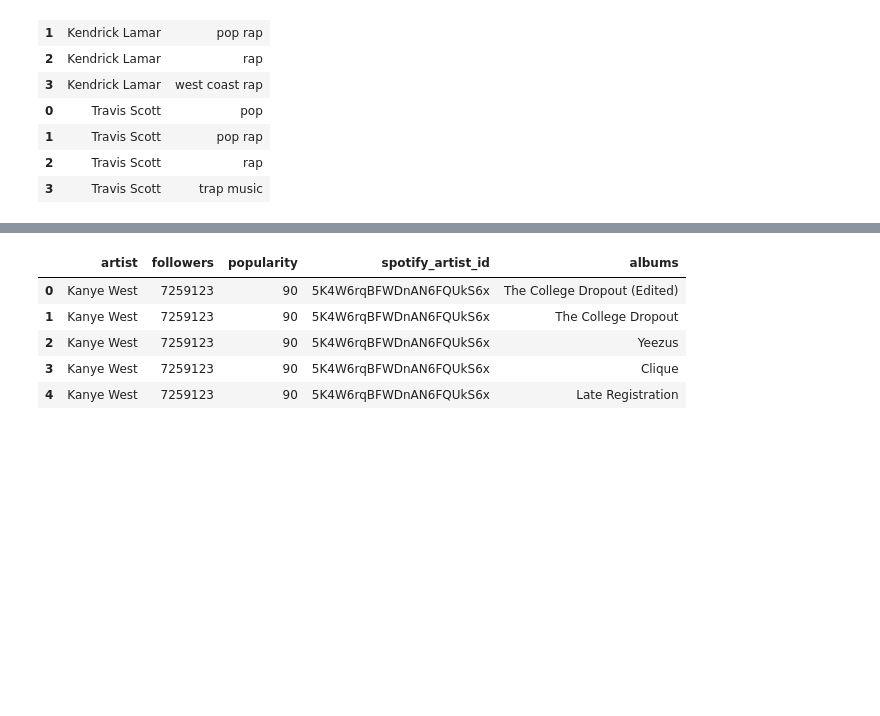
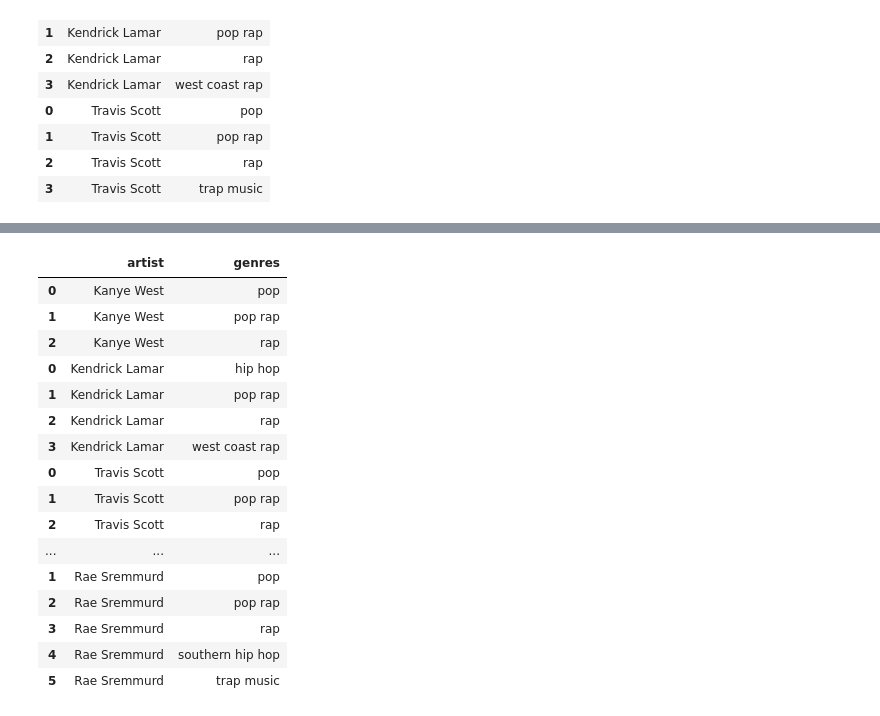
Before and after one commit to cyrus-rustomji/metis, a Jupyter notebook: spotify_3/Code/1.1_Add_Genre_Count.ipynb, the cells around one changed output, grey strips where cells are left out. Cells and saved outputs as stored; diff of their text form; code cells hidden in the pictures; blank space fills up the shorter version.

```diff
--- a/spotify_3/Code/1.1_Add_Genre_Count.ipynb
+++ b/spotify_3/Code/1.1_Add_Genre_Count.ipynb
@@ -160,11 +160,11 @@ migos
   'Young Rich N*ggas',
   'Yung Rich Nation'}}
 # %%
-yrn = json_normalize(migos,'albums','artist')
+yrn = json_normalize(migos,'genres','artist')
 versace = pd.DataFrame([migos])
-versace = versace.drop(columns=['albums','genres'])
+versace = versace.drop(columns=['albums','followers','popularity','spotify_artist_id','genres'])
 versace = versace.merge(yrn,left_on='artist',right_on='artist',how='outer')
-versace = versace.rename(columns={0:'albums'})
+versace = versace.rename(columns={0:'genres'})
 main2 = main.append(versace)
-main2.head()
+main2
 # %% [output]
@@ -200,12 +209,12 @@ j_smith
   'Uno Dos (feat. Jaden Smith)',
   'Watch Me'}}
 # %%
-smith = json_normalize(j_smith,'albums','artist')
+smith = json_normalize(j_smith,'genres','artist')
 syre = pd.DataFrame([j_smith])
-syre = syre.drop(columns=['albums','genres'])
+syre = syre.drop(columns=['albums','followers','popularity','spotify_artist_id','genres'])
 syre = syre.merge(smith,left_on='artist',right_on='artist',how='outer')
-syre = syre.rename(columns={0:'albums'})
+syre = syre.rename(columns={0:'genres'})
 
 main3 = main2.append(syre)
-main3.head()
+main3
 # %% [output]
@@ -241,10 +269,10 @@ brian
 # %%
-chigga = json_normalize(brian,'albums','artist')
+chigga = json_normalize(brian,'genres','artist')
 rich = pd.DataFrame([brian])
-rich = rich.drop(columns=['albums','genres'])
+rich = rich.drop(columns=['albums','followers','popularity','spotify_artist_id','genres'])
 rich = rich.merge(chigga,left_on='artist',right_on='artist',how='outer')
-rich = rich.rename(columns={0:'albums'})
+rich = rich.rename(columns={0:'genres'})
 
 main4 = main3.append(rich)
-main4.head()
+main4
 # %% [output]
@@ -280,12 +319,12 @@ posty
   'rockstar (Remix)',
   'rockstar (feat. 21 Savage)'}}
 # %%
-post = json_normalize(posty,'albums','artist')
+post = json_normalize(posty,'genres','artist')
 pm = pd.DataFrame([posty])
-pm = pm.drop(columns=['albums','genres'])
+pm = pm.drop(columns=['albums','followers','popularity','spotify_artist_id','genres'])
 pm = pm.merge(post,left_on='artist',right_on='artist',how='outer')
-pm = pm.rename(columns={0:'albums'})
+pm = pm.rename(columns={0:'genres'})
 
 main5 = main4.append(pm)
-main5.head()
+main5
 # %% [output]
@@ -318,21 +368,32 @@ rae
   'SremmLife 2 (Deluxe)',
   'T’d Up'}}
 # %%
-srumm = json_normalize(rae,'albums','artist')
+srumm = json_normalize(rae,'genres','artist')
 sremm = pd.DataFrame([rae])
-sremm = sremm.drop(columns=['albums','genres'])
+sremm = sremm.drop(columns=['albums','followers','popularity','spotify_artist_id','genres'])
 sremm = sremm.merge(srumm,left_on='artist',right_on='artist',how='outer')
-sremm = sremm.rename(columns={0:'albums'})
+sremm = sremm.rename(columns={0:'genres'})
 
 main6 = main5.append(sremm)
-main6.head()
+main6
 # %% [output]
-|  | artist | followers | popularity | spotify_artist_id | albums |
-| 0 | Kanye West | 7259123 | 90 | 5K4W6rqBFWDnAN6FQUkS6x | The College Dropout (Edited) |
-| 1 | Kanye West | 7259123 | 90 | 5K4W6rqBFWDnAN6FQUkS6x | The College Dropout |
-| 2 | Kanye West | 7259123 | 90 | 5K4W6rqBFWDnAN6FQUkS6x | Yeezus |
-| 3 | Kanye West | 7259123 | 90 | 5K4W6rqBFWDnAN6FQUkS6x | Clique |
-| 4 | Kanye West | 7259123 | 90 | 5K4W6rqBFWDnAN6FQUkS6x | Late Registration |
+|  | artist | genres |
+| 0 | Kanye West | pop |
+| 1 | Kanye West | pop rap |
+| 2 | Kanye West | rap |
+| 0 | Kendrick Lamar | hip hop |
+| 1 | Kendrick Lamar | pop rap |
+| 2 | Kendrick Lamar | rap |
+| 3 | Kendrick Lamar | west coast rap |
+| 0 | Travis Scott | pop |
+| 1 | Travis Scott | pop rap |
+| 2 | Travis Scott | rap |
+| ... | ... | ... |
+| 1 | Rae Sremmurd | pop |
+| 2 | Rae Sremmurd | pop rap |
+| 3 | Rae Sremmurd | rap |
+| 4 | Rae Sremmurd | southern hip hop |
+| 5 | Rae Sremmurd | trap music |
 # %%
 with open('drake.pkl', 'rb') as handle:
     drake = pickle.load(handle)
```
Also changed, not shown: parts of 64 cells of this notebook, 30 other files.
